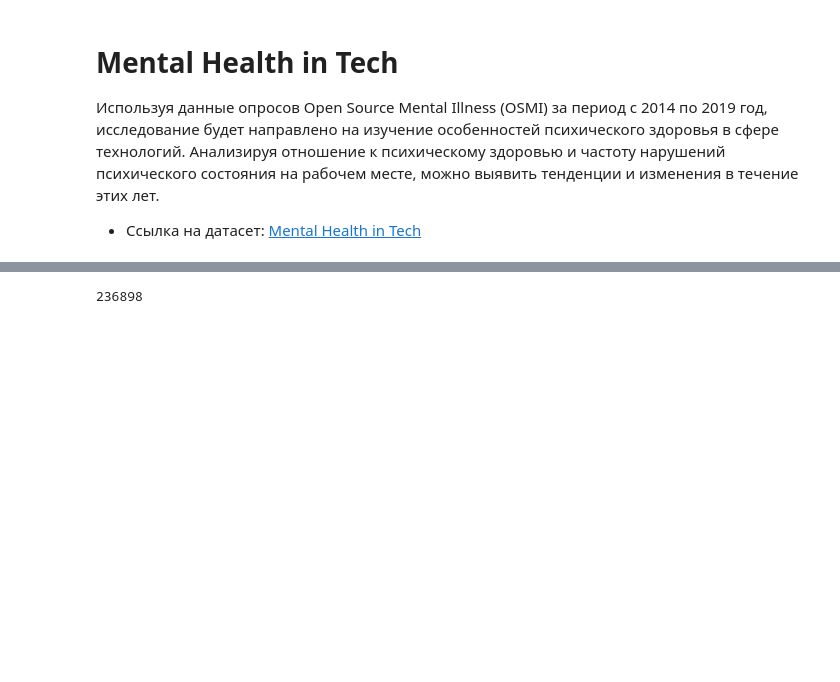
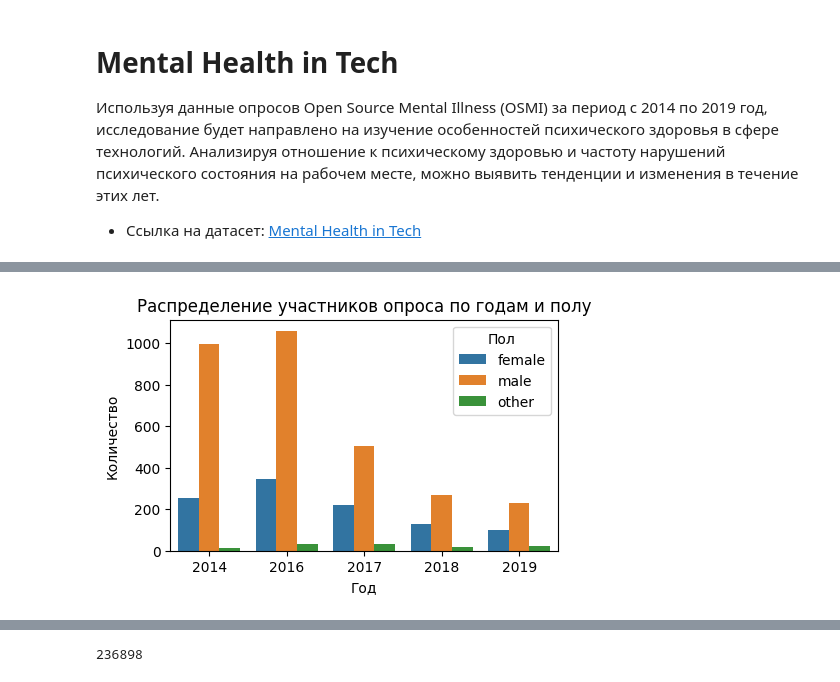
Before and after one commit to Feddlen/Analysing_Mental_Health_in_Tech, a Jupyter notebook: MentalHealthsSQL.ipynb, the cells around one changed output, grey strips where cells are left out. Saved outputs shown, nothing was run; the diff lists cells and outputs as text; code cells hidden in the pictures; blank space fills up the shorter version.

```diff
--- a/MentalHealthsSQL.ipynb
+++ b/MentalHealthsSQL.ipynb
@@ -67,0 +238,22 @@ copy_answer_df.loc[copy_answer_df.question_id == 2, 'answer_text'] = new_gender
+# %%
+
+gender = '''
+SELECT  survey_id,
+		answer_text,
+		COUNT(DISTINCT(user_id)) AS amount
+FROM answer
+WHERE question_id = 2
+GROUP BY survey_id, answer_text
+ORDER BY survey_id, answer_text;
+'''
+
+cur_final.execute(gender)
+rows = cur_final.fetchall()
+res = pd.DataFrame(rows, columns=('Год', 'Пол', 'Количество'))
+
+plt.figure(figsize=(5, 3))
+sns.barplot(x='Год', y='Количество', hue='Пол', data=res)
+plt.title('Распределение участников опроса по годам и полу')
+plt.show()
+# %% [output]
+[figure, added]
```
Also changed, not shown: parts of 32 cells of this notebook, 3 other files.
